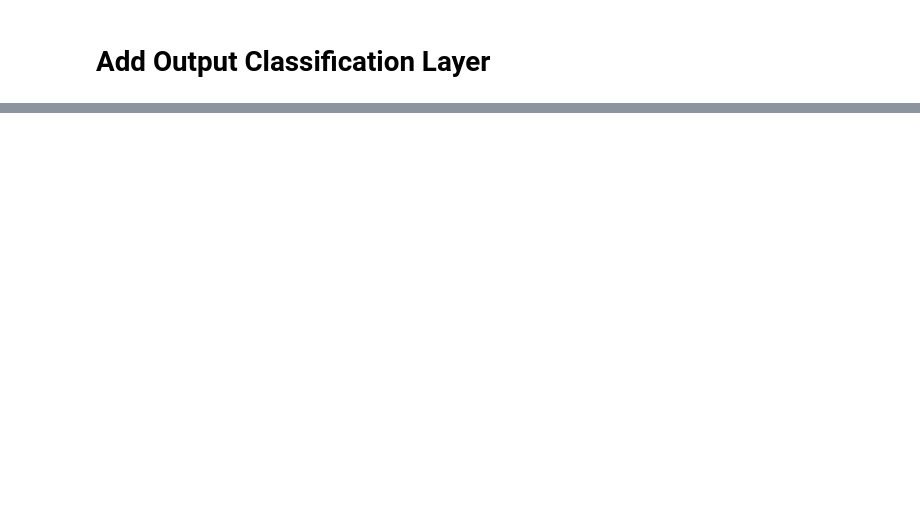
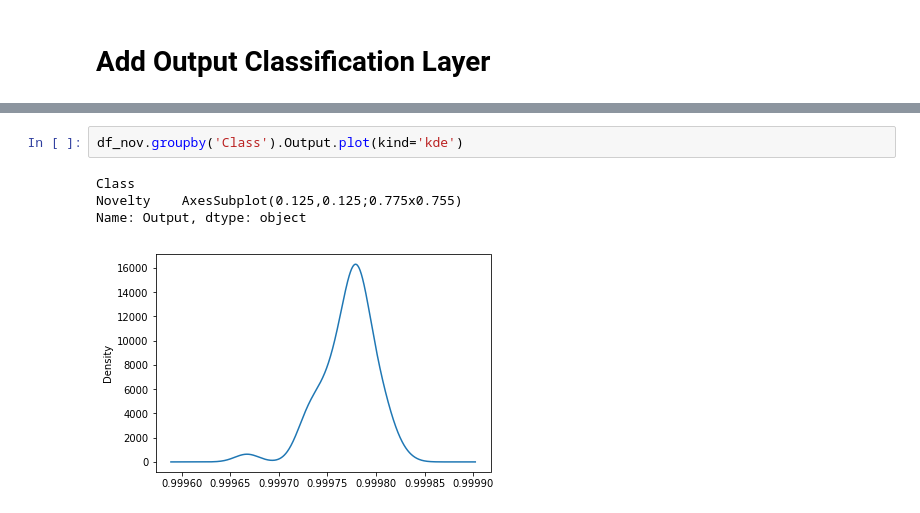
Before and after one commit to tciodaro/lps_sonar, a Jupyter notebook: ipynb/Classification/TEST_StackedAutoEncoder_NeuralNetClassifier.ipynb, the cells around one changed output, grey strips where cells are left out. Saved outputs shown, nothing was run; the diff lists cells and outputs as text; blank space fills up the shorter version.

```diff
--- a/ipynb/Classification/TEST_StackedAutoEncoder_NeuralNetClassifier.ipynb
+++ b/ipynb/Classification/TEST_StackedAutoEncoder_NeuralNetClassifier.ipynb
@@ -170,0 +134,7 @@ avg / total       0.97      0.97      0.97       100
+# %%
+df_nov.groupby('Class').Output.plot(kind='kde')
+# %% [output]
+Class
+Novelty    AxesSubplot(0.125,0.125;0.775x0.755)
+Name: Output, dtype: object
+[figure, added]
```
Also changed, not shown: parts of 15 cells of this notebook.
